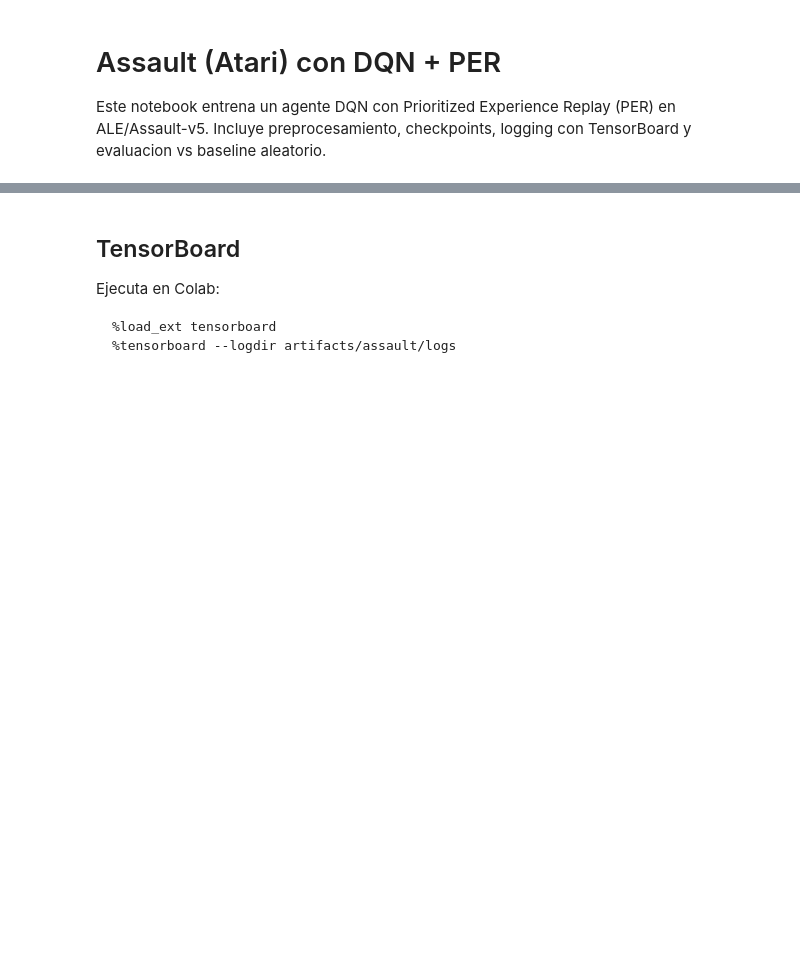
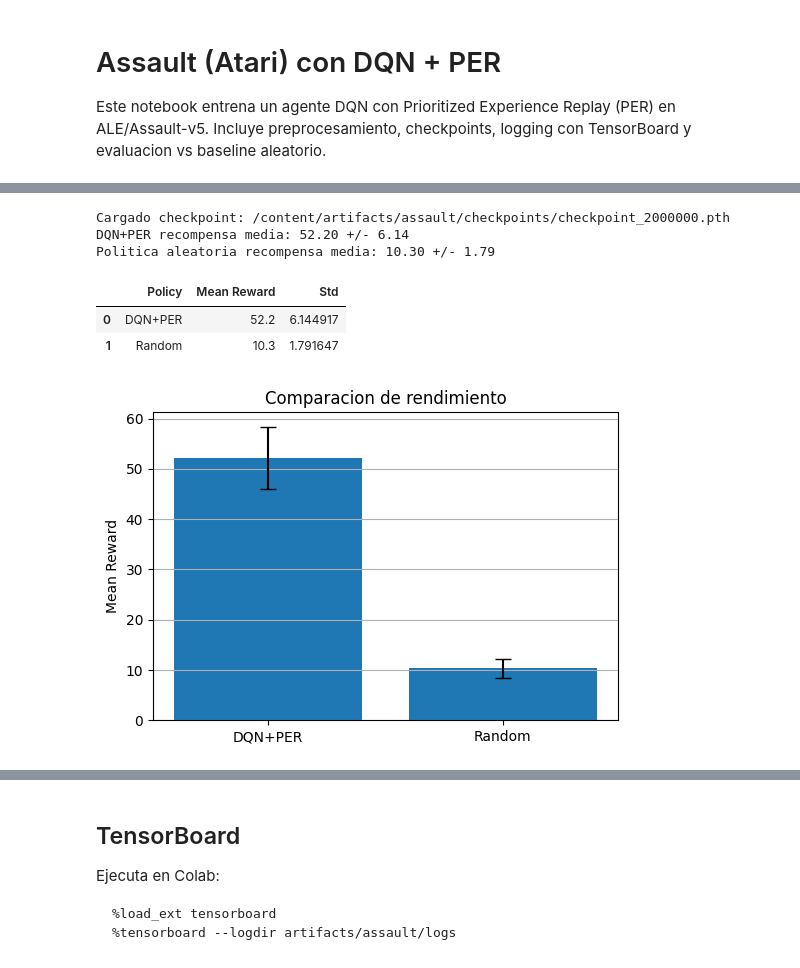
Before and after one commit to jarestrepom1/DRL, a Jupyter notebook: notebooks/Assault_DQN_PER.ipynb, the cells around one changed output, grey strips where cells are left out. Cells and saved outputs as stored; diff of their text form; code cells hidden in the pictures; blank space fills up the shorter version.

```diff
--- a/notebooks/Assault_DQN_PER.ipynb
+++ b/notebooks/Assault_DQN_PER.ipynb
@@ -394,6 +468,7 @@ config = {
     "clip_rewards": True,
     "total_steps": 2_000_000,
     "learning_starts": 50_000,
+    "update_every": 4,
     "batch_size": 32,
     "buffer_size": 200_000,
     "gamma": 0.99,
@@ -401,7 +476,7 @@ config = {
     "target_update_interval": 10_000,
     "checkpoint_interval": 200_000,
     "eps_start": 1.0,
-    "eps_end": 0.05,
+    "eps_end": 0.01,
     "eps_decay_steps": 1_000_000,
     "beta_start": 0.4,
     "beta_end": 1.0,
@@ -528,7 +724,7 @@ def run_eval(env_id, n_episodes=10, seed_offset=0, use_random=False, record_vide
         env_id,
         seed=SEED + seed_offset,
         frame_skip=config["frame_skip"],
-        clip_rewards=False,
+        clip_rewards=config["clip_rewards"],
         render_mode="rgb_array" if record_video else None,
     )
     if record_video:
@@ -553,12 +749,49 @@ def run_eval(env_id, n_episodes=10, seed_offset=0, use_random=False, record_vide
     std_r = float(np.std(rewards))
     return rewards, mean_r, std_r
 
+latest_ckpt = get_latest_checkpoint(CKPT_DIR)
+if latest_ckpt:
+    state = load_checkpoint(latest_ckpt, device=DEVICE)
+    agent.load_state(state)
+    print("Cargado checkpoint:", latest_ckpt)
+else:
+    print("No se encontro checkpoint: se evalua el agente en memoria")
+
 agent.online.eval()
 eval_rewards, eval_mean, eval_std = run_eval(config["env_id"], n_episodes=10)
 print(f"DQN+PER recompensa media: {eval_mean:.2f} +/- {eval_std:.2f}")
 
 rand_rewards, rand_mean, rand_std = run_eval(config["env_id"], n_episodes=10, use_random=True)
 print(f"Politica aleatoria recompensa media: {rand_mean:.2f} +/- {rand_std:.2f}")
+# %% [output]
+Cargado checkpoint: /content/artifacts/assault/checkpoints/checkpoint_2000000.pth
+DQN+PER recompensa media: 52.20 +/- 6.14
+Politica aleatoria recompensa media: 10.30 +/- 1.79
+# %%
+# Tabla comparativa y barplot
+import pandas as pd
+import matplotlib.pyplot as plt
+from IPython.display import display
+
+results_df = pd.DataFrame(
+    [
+        {"Policy": "DQN+PER", "Mean Reward": eval_mean, "Std": eval_std},
+        {"Policy": "Random", "Mean Reward": rand_mean, "Std": rand_std},
+    ]
+ )
+display(results_df)
+
+plt.figure(figsize=(6, 4))
+plt.bar(results_df["Policy"], results_df["Mean Reward"], yerr=results_df["Std"], capsize=6)
+plt.title("Comparacion de rendimiento")
+plt.ylabel("Mean Reward")
+plt.grid(axis="y")
+plt.show()
+# %% [output]
+|  | Policy | Mean Reward | Std |
+| 0 | DQN+PER | 52.2 | 6.144917 |
+| 1 | Random | 10.3 | 1.791647 |
+[figure, added]
 # %%
 # Exportar un video corto de evaluacion
 _ = run_eval(config["env_id"], n_episodes=1, seed_offset=9999, record_video=True)
```
Also changed, not shown: parts of 11 cells of this notebook, 1 other file.
